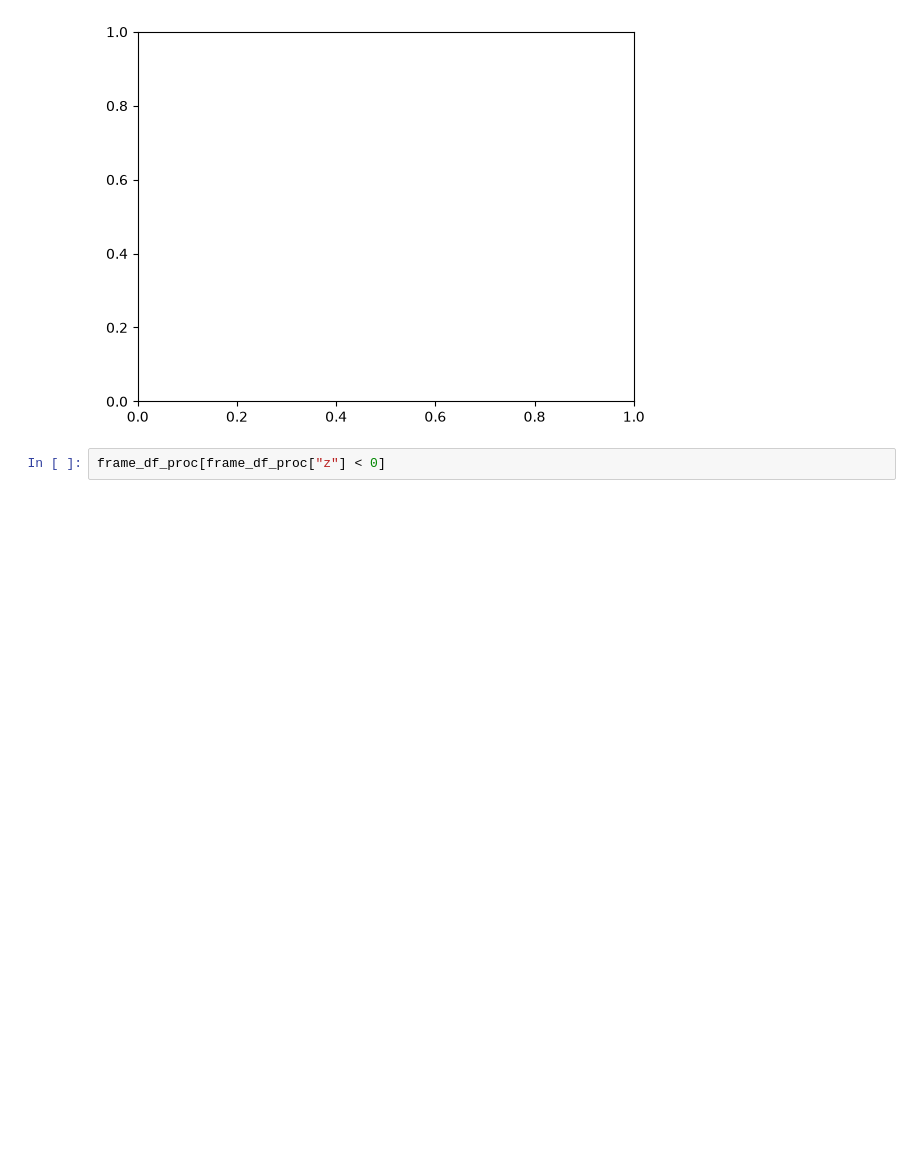
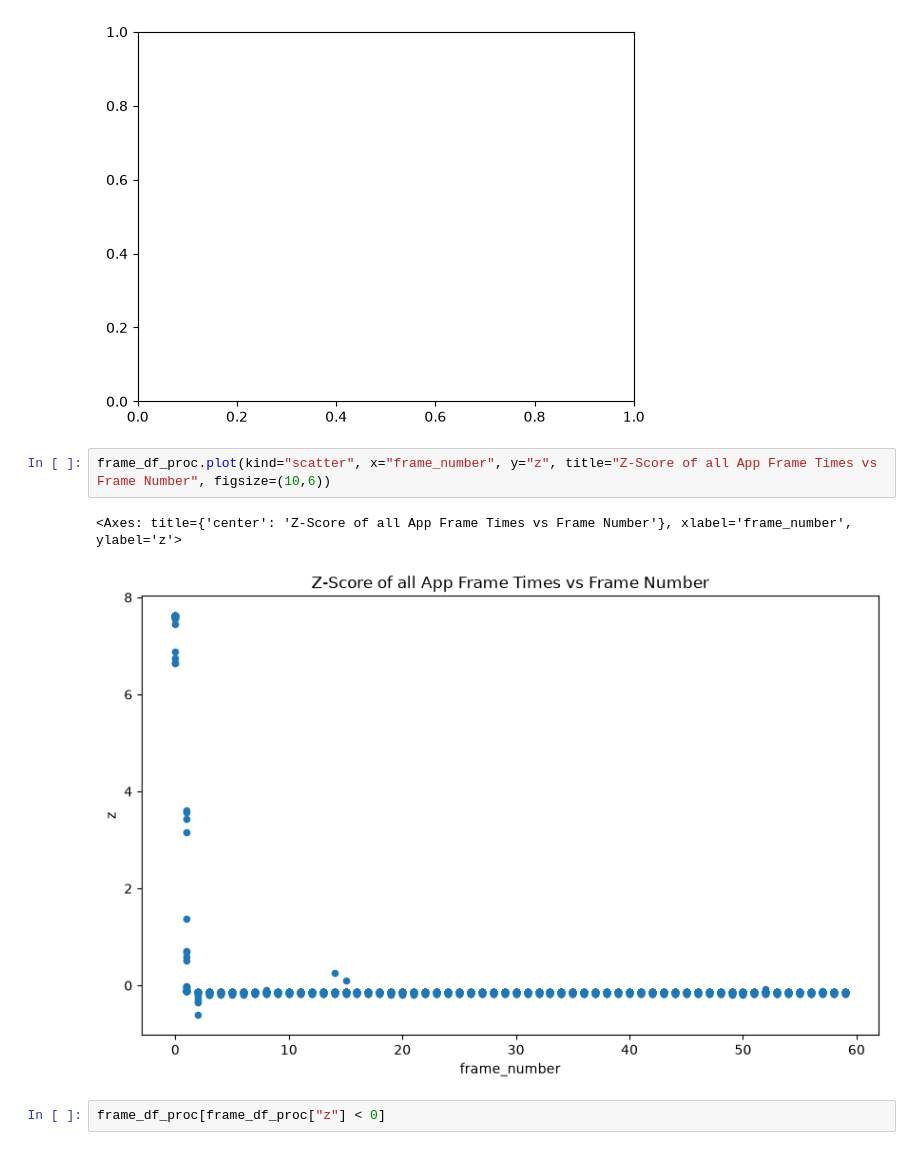
Before and after one commit to andmck1/iron-cube, a Jupyter notebook: notebooks/analysis.ipynb, the cells around one changed output. Saved outputs shown, nothing was run; the diff lists cells and outputs as text; blank space fills up the shorter version.

```diff
--- a/notebooks/analysis.ipynb
+++ b/notebooks/analysis.ipynb
@@ -261,6 +261,11 @@ sns.stripplot(frame_df_proc[(frame_df_proc["shader_pipeline"]=="asteroidMesh") &
 # %% [output]
 <Axes: >
 [figure]
+# %%
+frame_df_proc.plot(kind="scatter", x="frame_number", y="z", title="Z-Score of all App Frame Times vs Frame Number", figsize=(10,6))
+# %% [output]
+<Axes: title={'center': 'Z-Score of all App Frame Times vs Frame Number'}, xlabel='frame_number', ylabel='z'>
+[figure, added]
 # %%
 frame_df_proc[frame_df_proc["z"] < 0]
 # %% [output]
```
Also changed, not shown: parts of 13 cells of this notebook.
